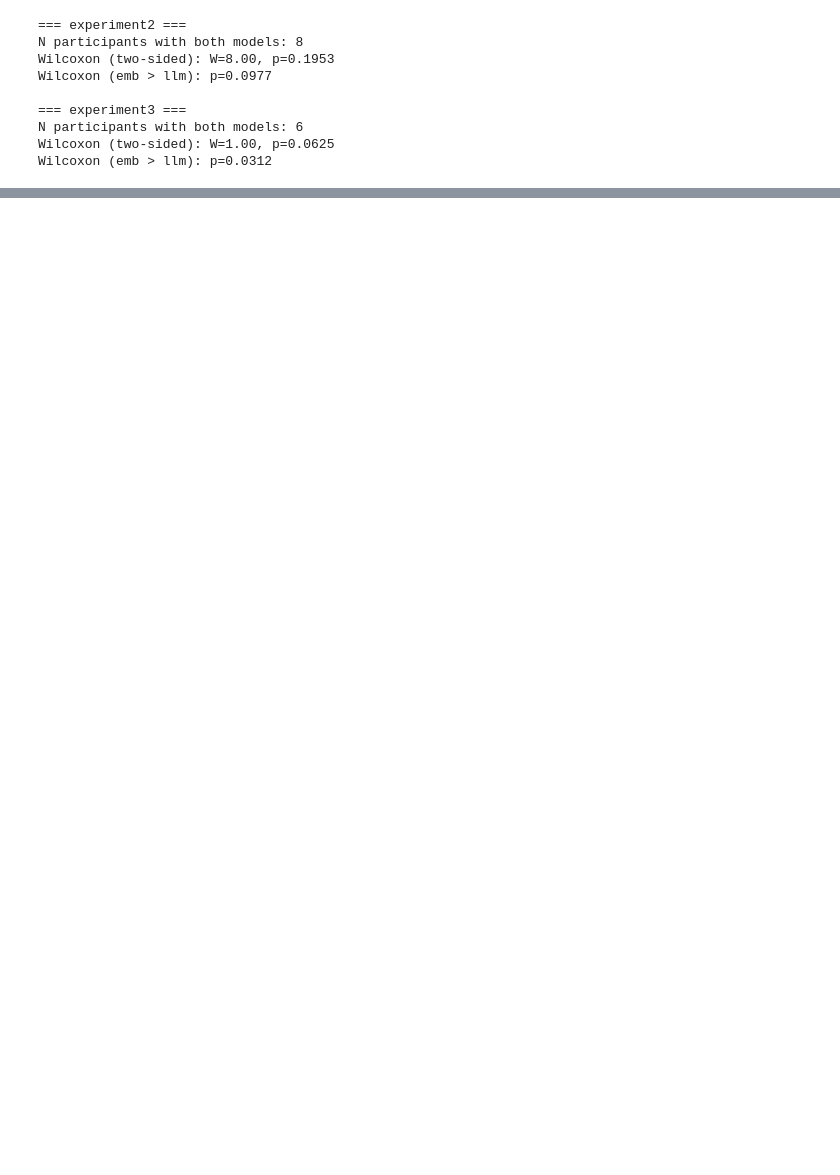
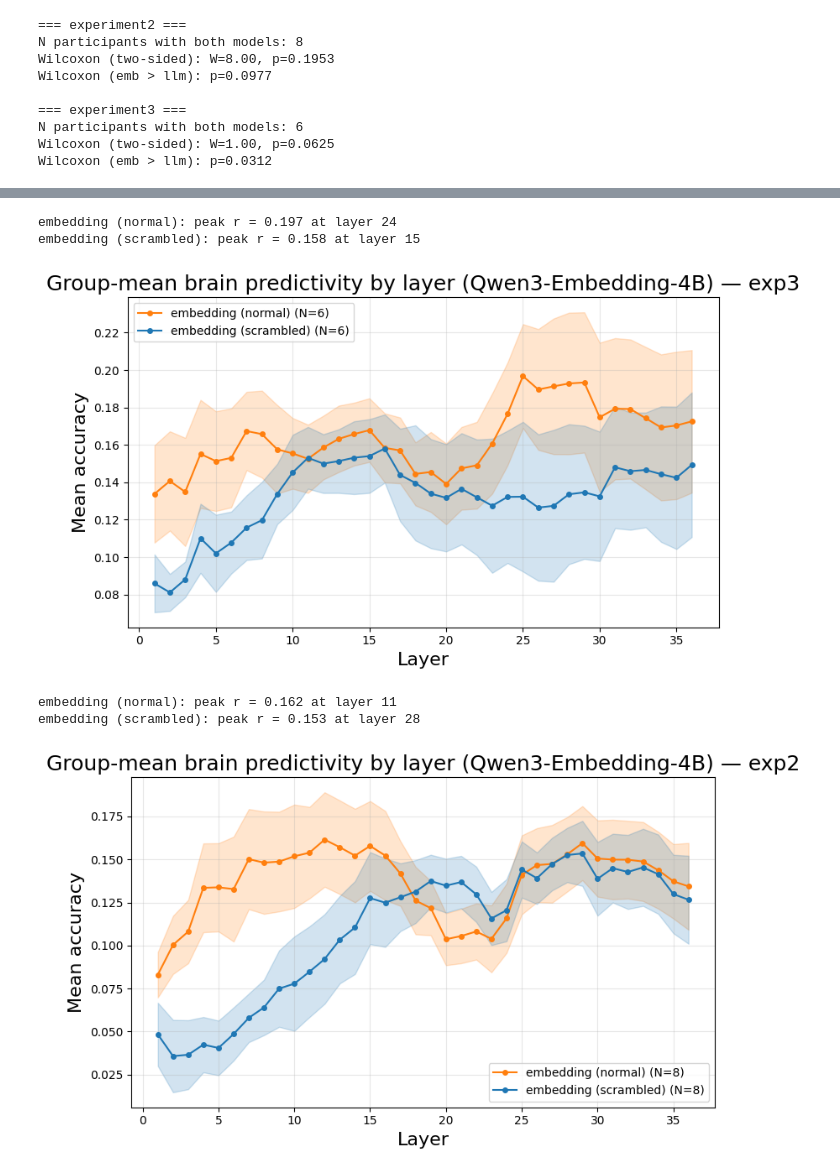
Before and after one commit to KGuan618/Evaluating-Brain-Predictivity-of-Sentence-Embeddings, a Jupyter notebook: visualization/visualization.ipynb, the cells around one changed output, grey strips where cells are left out. Cells and saved outputs as stored; diff of their text form; code cells hidden in the pictures; blank space fills up the shorter version.

```diff
--- a/visualization/visualization.ipynb
+++ b/visualization/visualization.ipynb
@@ -554,0 +528,69 @@ embedding (scrambled): peak r = 0.158 at layer 15
+# %%
+# Scrambled passages — exp3 and exp2
+condition_colors = {"normal": "C1", "scrambled": "C0"}
+
+def collect_curves(parent_dir, include_keyword=None):
+    curves = []
+    for run_dir in sorted(parent_dir.iterdir()):
+        if not run_dir.is_dir():
+            continue
+        if include_keyword and include_keyword not in run_dir.name:
+            continue
+        path = run_dir / "layer_accuracies_extended.npz"
+        if not path.exists():
+            continue
+        curves.append(layer_curve(np.load(path)["accs_test"]))
+    return np.stack(curves) if curves else None
+
+def plot_group(ax, curves, label, color, linestyle="-"):
+    if curves is None:
+        print(f"No data for {label}")
+        return
+    mean = curves.mean(axis=0)
+    sem  = curves.std(axis=0, ddof=1) / np.sqrt(curves.shape[0])
+    x    = layer_indices(len(mean))
+    ax.plot(x, mean, marker="o", markersize=4, color=color,
+            linestyle=linestyle, label=f"{label} (N={curves.shape[0]})")
+    ax.fill_between(x, mean - sem, mean + sem, color=color, alpha=0.2)
+    best = int(np.argmax(mean))
+    print(f"{label}: peak r = {mean[best]:.3f} at layer {best}")
+
+
+scramble_configs = [
+    {
+        "normal_dir":   RESULTS_DIR / "experiment3",
+        "scramble_dir": RESULTS_DIR / "scramble",
+        "title": "Group-mean brain predictivity by layer (Qwen3-Embedding-4B) — exp3",
+        "save":  "group_mean_curves_embedding_exp3.png",
+    },
+    {
+        "normal_dir":   RESULTS_DIR / "experiment2",
+        "scramble_dir": RESULTS_DIR / "scramble_exp2",
+        "title": "Group-mean brain predictivity by layer (Qwen3-Embedding-4B) — exp2",
+        "save":  "group_mean_curves_embedding_exp2.png",
+    },
+]
+
+for cfg in scramble_configs:
+    normal_curves   = collect_curves(cfg["normal_dir"],   include_keyword="embedding")
+    scramble_curves = collect_curves(cfg["scramble_dir"], include_keyword="embedding")
+
+    fig, ax = plt.subplots(figsize=(8, 5))
+    plot_group(ax, normal_curves,   "embedding (normal)",    condition_colors["normal"])
+    plot_group(ax, scramble_curves, "embedding (scrambled)", condition_colors["scrambled"])
+
+    ax.set_xlabel("Layer", fontsize=16)
+    ax.set_ylabel("Mean accuracy", fontsize=16)
+    ax.set_title(cfg["title"], fontsize=18)
+    ax.grid(alpha=0.3)
+    ax.legend()
+    fig.tight_layout()
+    fig.savefig(FIGURES_DIR / cfg["save"], dpi=150, bbox_inches="tight")
+    plt.show()
+# %% [output]
+embedding (normal): peak r = 0.197 at layer 24
+embedding (scrambled): peak r = 0.158 at layer 15
+[figure, added]
+embedding (normal): peak r = 0.162 at layer 11
+embedding (scrambled): peak r = 0.153 at layer 28
+[figure, added]
```
Also changed, not shown: parts of 9 cells of this notebook.
